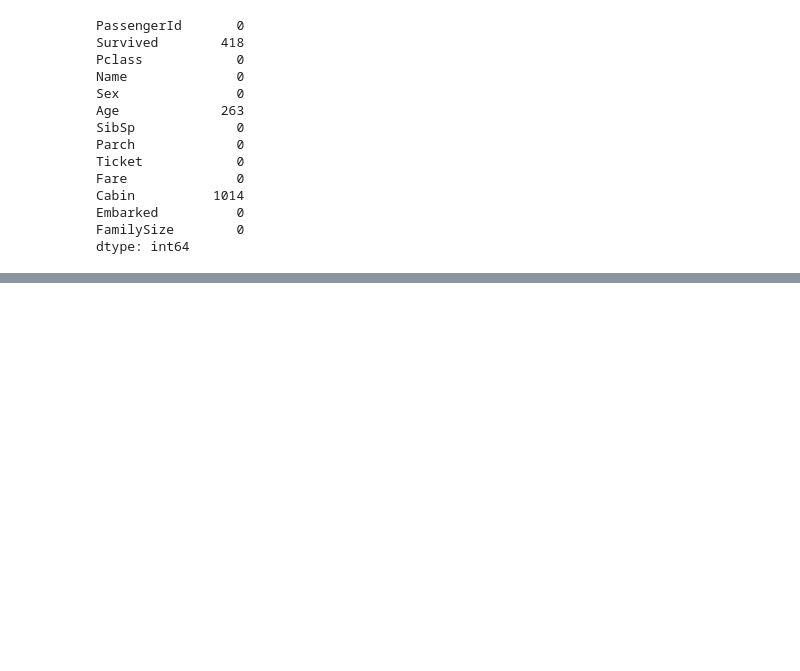
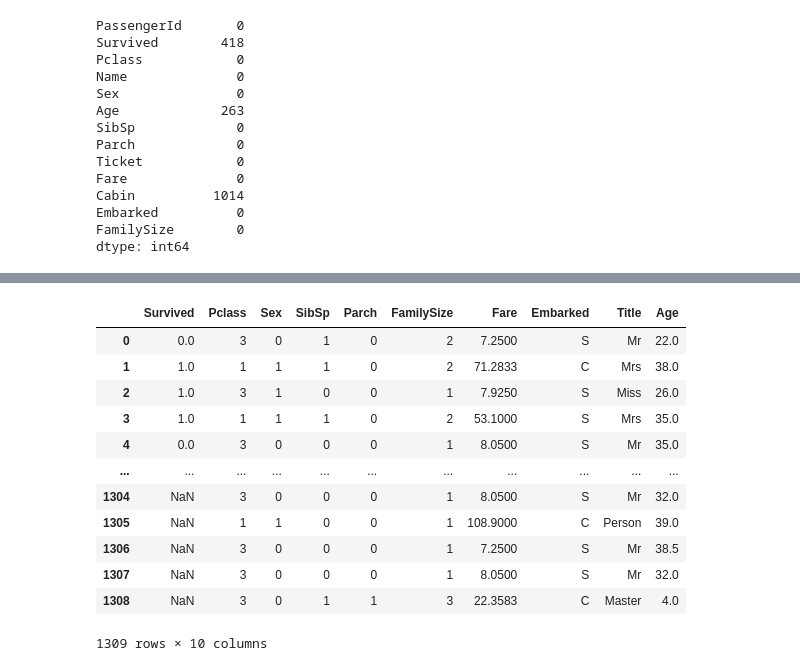
Before and after one commit to Alicia-Alexia/kaggle_titanic, a Jupyter notebook: Untitled.ipynb, the cells around one changed output, grey strips where cells are left out. Saved outputs shown, nothing was run; the diff lists cells and outputs as text; code cells hidden in the pictures; blank space fills up the shorter version.

```diff
--- a/Untitled.ipynb
+++ b/Untitled.ipynb
@@ -458,0 +525,2 @@ df['Embarked'] = titanic_df['Embarked']
+# %%
+df['Title'] = titanic_df['Title']
@@ -458,0 +585,25 @@ df['Embarked'] = titanic_df['Embarked']
+# %%
+# Função para atribuir idade aos valores null de acordo com a media de idade do seu Title
+def input_age(cols):
+
+    Age = cols[0]
+    Title = cols[1]
+
+
+
+    if pd.isnull(Age):
+        if Title == 'Master':
+            return 5
+        elif Title == 'Miss':
+            return 21
+        elif Title == 'Mr':
+            return 32
+        elif Title == 'Mrs':
+            return 37
+        elif Title == 'Person':
+            return 42
+
+    else:
+        return Age
+
+titanic_df['Age'] = titanic_df[['Age', 'Title']].apply(input_age, axis=1)
@@ -458,0 +628,17 @@ df['Embarked'] = titanic_df['Embarked']
+# %%
+df['Age'] = titanic_df['Age']
+df
+# %% [output]
+|  | Survived | Pclass | Sex | SibSp | Parch | FamilySize | Fare | Embarked | Title | Age |
+| 0 | 0.0 | 3 | 0 | 1 | 0 | 2 | 7.2500 | S | Mr | 22.0 |
+| 1 | 1.0 | 1 | 1 | 1 | 0 | 2 | 71.2833 | C | Mrs | 38.0 |
+| 2 | 1.0 | 3 | 1 | 0 | 0 | 1 | 7.9250 | S | Miss | 26.0 |
+| 3 | 1.0 | 1 | 1 | 1 | 0 | 2 | 53.1000 | S | Mrs | 35.0 |
+| 4 | 0.0 | 3 | 0 | 0 | 0 | 1 | 8.0500 | S | Mr | 35.0 |
+| ... | ... | ... | ... | ... | ... | ... | ... | ... | ... | ... |
+| 1304 | NaN | 3 | 0 | 0 | 0 | 1 | 8.0500 | S | Mr | 32.0 |
+| 1305 | NaN | 1 | 1 | 0 | 0 | 1 | 108.9000 | C | Person | 39.0 |
+| 1306 | NaN | 3 | 0 | 0 | 0 | 1 | 7.2500 | S | Mr | 38.5 |
+| 1307 | NaN | 3 | 0 | 0 | 0 | 1 | 8.0500 | S | Mr | 32.0 |
+| 1308 | NaN | 3 | 0 | 1 | 1 | 3 | 22.3583 | C | Master | 4.0 |
+1309 rows × 10 columns
```
Also changed, not shown: parts of 13 cells of this notebook.
